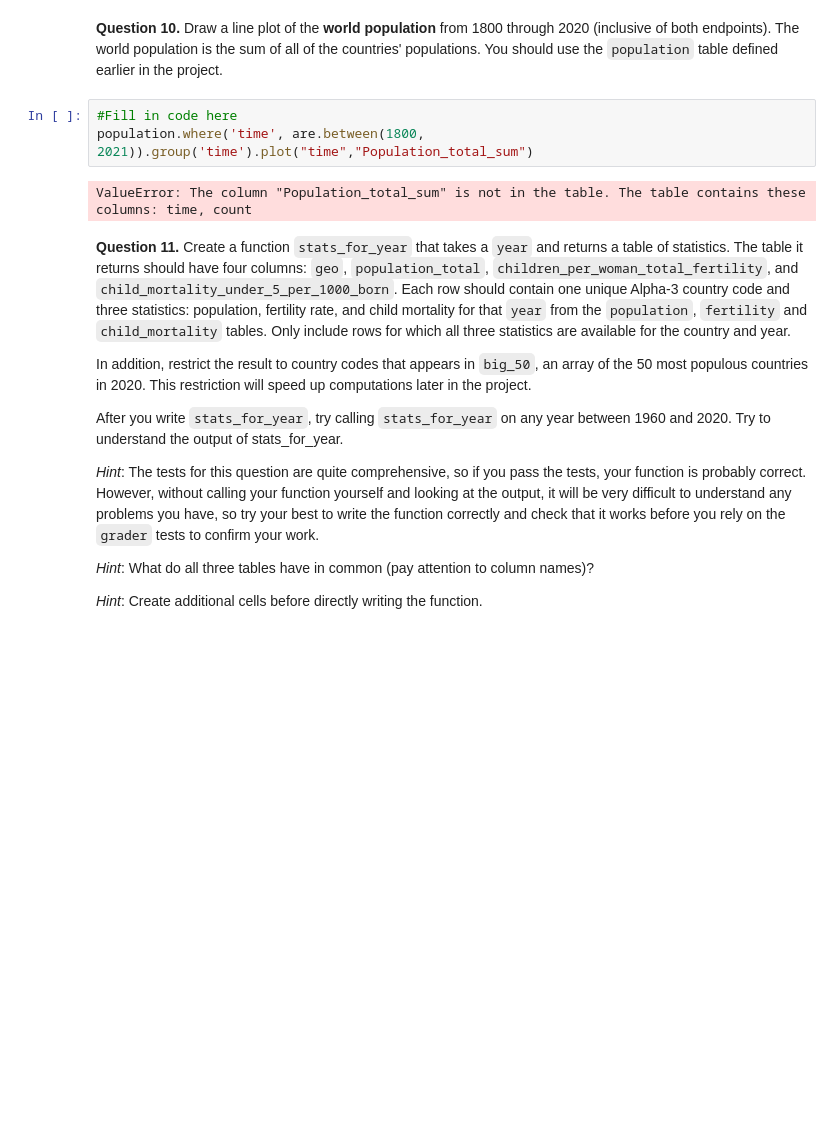
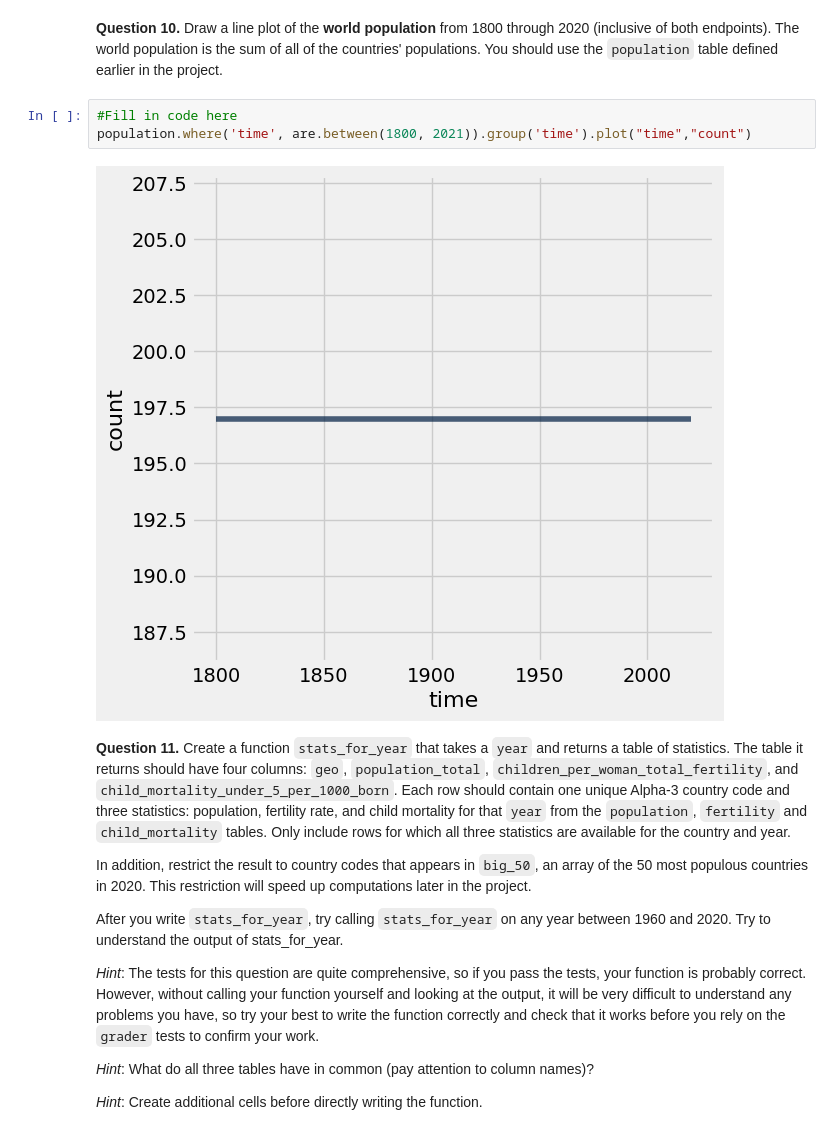
Before and after one commit to Jadenwill075/Intro-to-Data-Analytics, a Jupyter notebook: project1.ipynb, the cells around one changed output. Drawn from its saved outputs; the diff is of its cells as text; blank space fills up the shorter version.

```diff
--- a/project1.ipynb
+++ b/project1.ipynb
@@ -364,9 +365,9 @@ q1_9 results: All test cases passed!
 **Question 10.** Draw a line plot of the **world population** from 1800 through 2020 (inclusive of both endpoints). The world population is the sum of all of the countries' populations. You should use the `population` table defined earlier in the project.
 # %%
 #Fill in code here
-population.where('time', are.between(1800, 2021)).group('time').plot("time","Population_total_sum")
+population.where('time', are.between(1800, 2021)).group('time').plot("time","count")
 # %% [output]
-ValueError: The column "Population_total_sum" is not in the table. The table contains these columns: time, count
+[figure, added]
 # %% [markdown]
 <!-- END QUESTION -->
 
```
Also changed, not shown: parts of 4 cells of this notebook, 1 other file.
